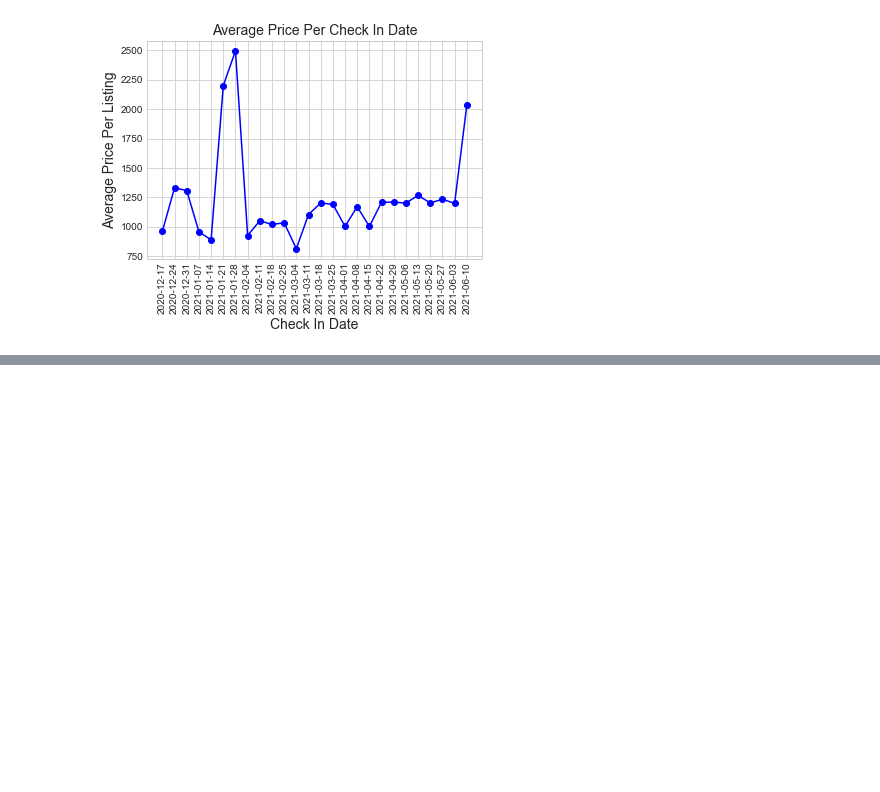
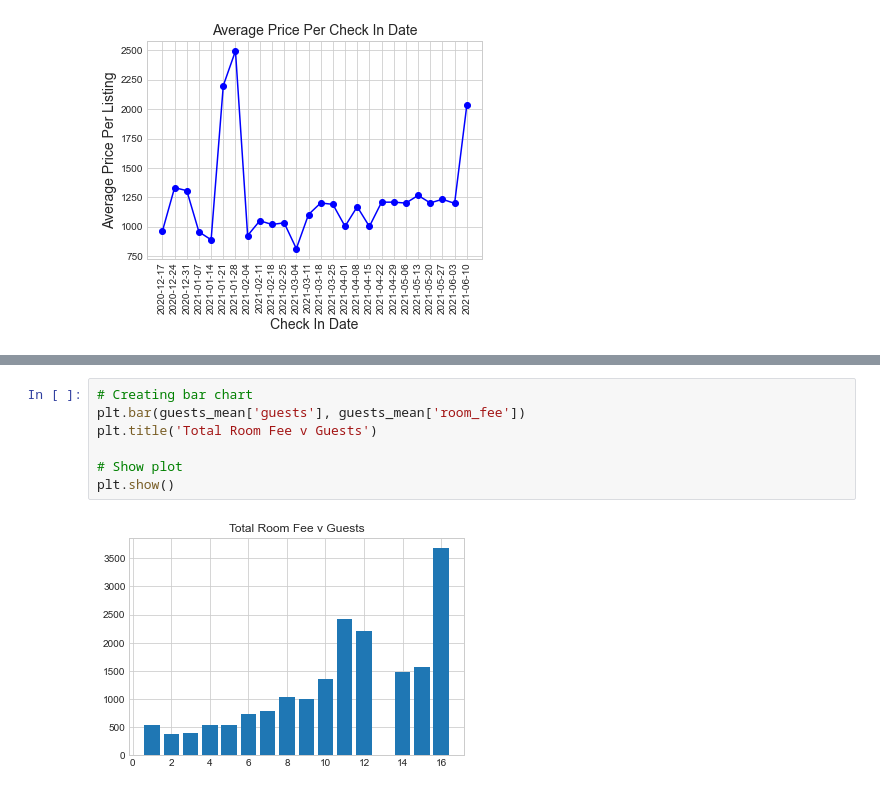
Before and after one commit to sbmcdermott/Airbnb, a Jupyter notebook: Data Visualizations.ipynb, the cells around one changed output, grey strips where cells are left out. Drawn from its saved outputs; the diff is of its cells as text; blank space fills up the shorter version.

```diff
--- a/Data Visualizations.ipynb
+++ b/Data Visualizations.ipynb
@@ -57,0 +112,9 @@ plt.show()
+# %%
+# Creating bar chart
+plt.bar(guests_mean['guests'], guests_mean['room_fee'])
+plt.title('Total Room Fee v Guests')
+
+# Show plot
+plt.show()
+# %% [output]
+[figure, added]
```
Also changed, not shown: parts of 17 cells of this notebook.
